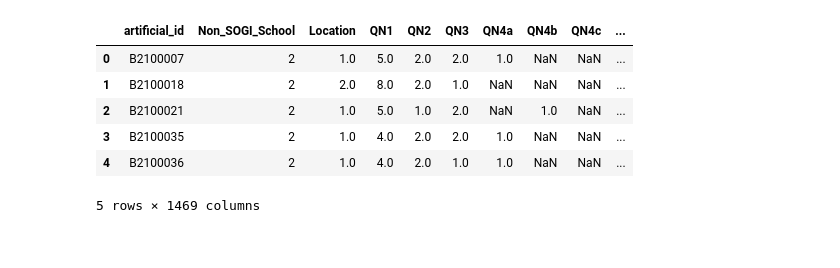
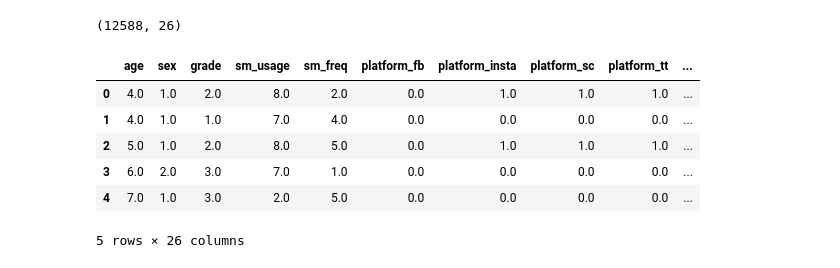
Before and after one commit to bberlinger13/ds4420-youth-vaping-analysis-project, a Jupyter notebook: python/EDA.ipynb, the cells around one changed output. Saved outputs shown, nothing was run; the diff lists cells and outputs as text; code cells hidden in the pictures.

Commit message:
did some exploratory data analysis, looked at some cool plots, there is some correlation, grade, etc. but more to come....

```diff
--- a/python/EDA.ipynb
+++ b/python/EDA.ipynb
@@ -3,11 +5,14 @@ import pandas as pd
 # %%
-df = pd.read_excel("nyts2023.xlsx")
+# load cleaned merged dataset
+df = pd.read_csv("../data/cleaned/nyts_2021_2023_clean.csv")
+print(df.shape)
 df.head()
 # %% [output]
+(12588, 26)
-|  | artificial_id | Non_SOGI_School | Location | QN1 | QN2 | QN3 | QN4a | QN4b | QN4c | ... |
-| 0 | B2100007 | 2 | 1.0 | 5.0 | 2.0 | 2.0 | 1.0 | NaN | NaN | ... |
-| 1 | B2100018 | 2 | 2.0 | 8.0 | 2.0 | 1.0 | NaN | NaN | NaN | ... |
-| 2 | B2100021 | 2 | 1.0 | 5.0 | 1.0 | 2.0 | NaN | 1.0 | NaN | ... |
-| 3 | B2100035 | 2 | 1.0 | 4.0 | 2.0 | 2.0 | 1.0 | NaN | NaN | ... |
-| 4 | B2100036 | 2 | 1.0 | 4.0 | 2.0 | 1.0 | 1.0 | NaN | NaN | ... |
+|  | age | sex | grade | sm_usage | sm_freq | platform_fb | platform_insta | platform_sc | platform_tt | ... |
+| 0 | 4.0 | 1.0 | 2.0 | 8.0 | 2.0 | 0.0 | 1.0 | 1.0 | 1.0 | ... |
+| 1 | 4.0 | 1.0 | 1.0 | 7.0 | 4.0 | 0.0 | 0.0 | 0.0 | 0.0 | ... |
+| 2 | 5.0 | 1.0 | 2.0 | 8.0 | 5.0 | 0.0 | 1.0 | 1.0 | 1.0 | ... |
+| 3 | 6.0 | 2.0 | 3.0 | 7.0 | 1.0 | 0.0 | 0.0 | 0.0 | 0.0 | ... |
+| 4 | 7.0 | 1.0 | 3.0 | 2.0 | 5.0 | 0.0 | 0.0 | 0.0 | 0.0 | ... |
-5 rows × 1469 columns
+5 rows × 26 columns
```
Also changed, not shown: parts of 11 cells of this notebook.
